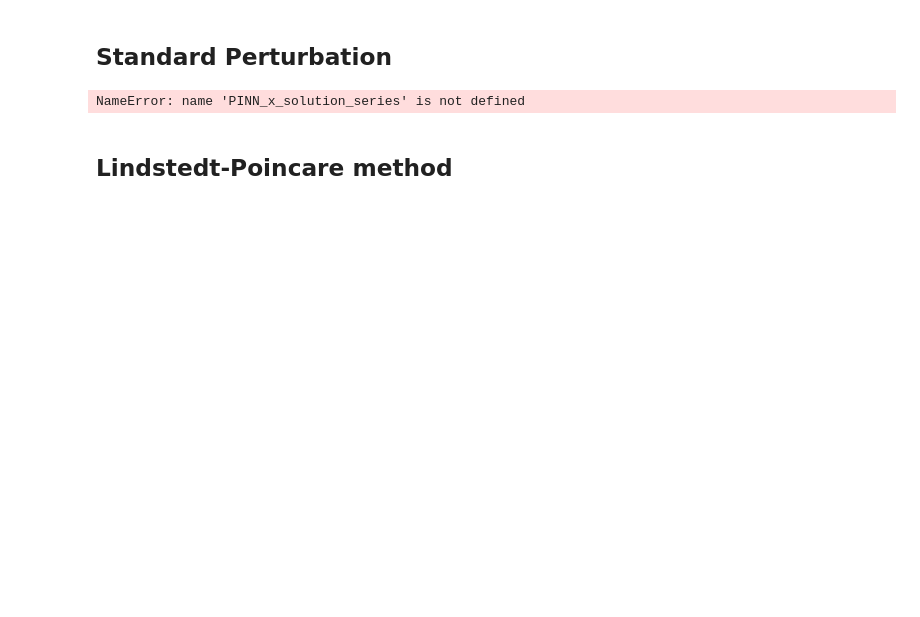
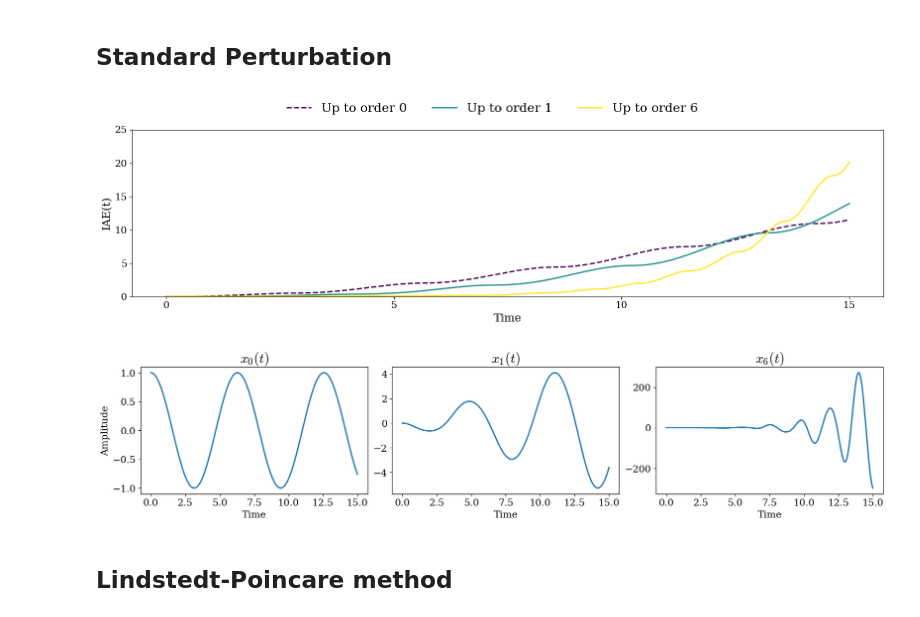
Before and after one commit to esemsc-dda24/PTL-PINNs, a Jupyter notebook: ptlpinns/results/undamped.ipynb, the cells around one changed output. Drawn from its saved outputs; the diff is of its cells as text; code cells hidden in the pictures; blank space fills up the shorter version.

Commit message:
(documentation): undamped notebook comparing standard and lpm finished! functions were encapsulated

```diff
--- a/ptlpinns/results/undamped.ipynb
+++ b/ptlpinns/results/undamped.ipynb
@@ -28,5 +29,6 @@ w_list_transfer = [1]
 zeta_list = [0.0]
 forcing_list = [forcing.zeroes_2D(numpy=True)]
 ic_list = [[1, 0]]
-beta_list = [0.5]
-p_list = [6]
+epsilon_list = [0.6]
+p_list = [8]
+q = 3
@@ -38,10 +35,18 @@ numerical_undamped_duffing = numerical.solve_ode_equation(ode, (t_eval[0], t_eva
+# %%
+ode = equations.ode_oscillator_1D(w_0=w_list_transfer[0], zeta=zeta_list[0], forcing_1D=lambda t: np.zeros_like(t), q=q, epsilon=epsilon_list[0])
+numerical_undamped_duffing = numerical.solve_ode_equation(ode, (t_eval[0], t_eval[-1]), t_eval, ic_list[0])
 # %% [markdown]
 ## Standard Perturbation
 # %%
-NN_TL_solution, perturbation_solution, _ = transfer.compute_perturbation_solution(w_list_transfer, zeta_list, beta_list, p_list, ic_list, forcing_list, H_dict, t_eval, training_log, all_p=True, comp_time=False, solver="regular")
+NN_TL_solution_standard, perturbation_solution_standard, _ = transfer.compute_perturbation_solution(w_list_transfer, zeta_list, epsilon_list, p_list, ic_list, forcing_list, H_dict, t_eval, training_log, all_p=True, comp_time=False, solver="standard", power=q)
+NN_TL_solution_standard = NN_TL_solution_standard.squeeze()
+# %%
+PINN_x_solution_standard = [perturbation_solution_standard[i][:, 0] for i in range(len(perturbation_solution_standard))]
+PINN_x_solution_series_standard = standard.calculate_general_series(PINN_x_solution_standard, epsilon=epsilon_list[0])
 # %%
-standard.plot_IAE_and_subplots(PINN_x_solution_series, numerical_undamped_duffing, perturbation_solution, t_eval, selected_orders=[0, 1, 6])
+standard.plot_IAE_and_subplots(PINN_x_solution_series_standard, numerical_undamped_duffing, perturbation_solution_standard, t_eval, selected_orders=[0, 1, 6])
 # %% [output]
-NameError: name 'PINN_x_solution_series' is not defined
+[figure, added]
+[figure, added]
 # %% [markdown]
 ## Lindstedt-Poincare method
```
Also changed, not shown: parts of 10 cells of this notebook, 6 other files.
